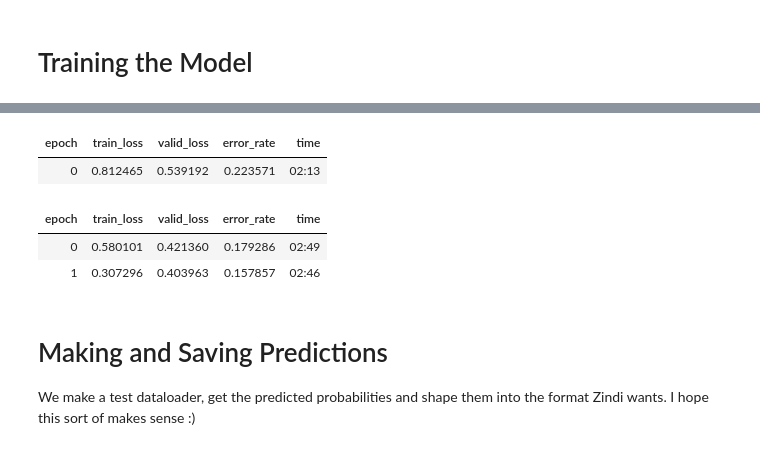
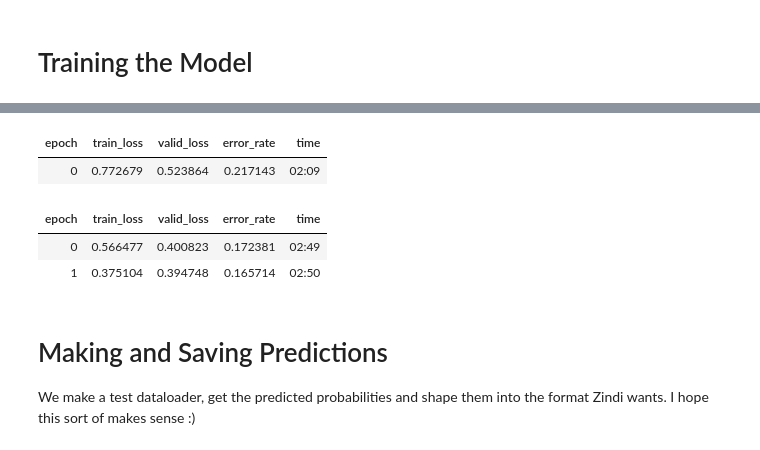
Before and after one commit to JONNY-ME/zindi-RSI, a Jupyter notebook: StarterNB_RoadSegment.ipynb, the cells around one changed output, grey strips where cells are left out. Drawn from its saved outputs; the diff is of its cells as text; code cells hidden in the pictures.

```diff
--- a/StarterNB_RoadSegment.ipynb
+++ b/StarterNB_RoadSegment.ipynb
@@ -53,0 +48,17 @@ dls.show_batch() # View a batch with labels
+# %%
+# Create the dataloaders
+from fastai.vision import *
+tfms = aug_transforms(do_flip=True, flip_vert=True, max_rotate=10., max_zoom=1.1, max_lighting=0.2, max_warp=0.)
+
+# get_transforms(do_flip:bool=True, flip_vert:bool=False, max_rotate:float=10.0, max_zoom:float=1.1, max_lighting:float=0.2, max_warp:float=0.2, p_affine:float=0.75, p_lighting:float=0.75, xtra_tfms:Optional[Collection[Transform]]=None)
+
+dls = ImageDataLoaders.from_df(train,
+                               path='Images',
+                               suff='.tif',
+                               bs=32,
+                               tfms=tfms,
+                               seed=42,
+                               valid_pct=0.15,
+                               device="cuda"
+                               )
+dls.show_batch() # View a batch with labels
@@ -54,5 +67,9 @@ dls.show_batch() # View a batch with labels
 # %% [markdown]
 # Training the Model
 # %%
-learn = cnn_learner(dls, vgg19_bn, metrics=error_rate)
-learn.lr_find()
+learn = cnn_learner(dls,
+                    vgg19_bn,
+                    lr=0.001,
+                    metrics=error_rate,
+                    wd=0.0005
+                    )
@@ -64,11 +76,11 @@ SuggestedLRs(valley=0.0012022644514217973)
 # %%
-learn.fine_tune(2, 1e-3)
+learn.fine_tune(2, 5e-4)
 # %% [output]
 | epoch | train_loss | valid_loss | error_rate | time |
-| 0 | 0.812465 | 0.539192 | 0.223571 | 02:13 |
+| 0 | 0.772679 | 0.523864 | 0.217143 | 02:09 |
 | epoch | train_loss | valid_loss | error_rate | time |
-| 0 | 0.580101 | 0.421360 | 0.179286 | 02:49 |
-| 1 | 0.307296 | 0.403963 | 0.157857 | 02:46 |
+| 0 | 0.566477 | 0.400823 | 0.172381 | 02:49 |
+| 1 | 0.375104 | 0.394748 | 0.165714 | 02:50 |
 # %% [markdown]
 # Making and Saving Predictions
 
```
Also changed, not shown: parts of 6 cells of this notebook.
